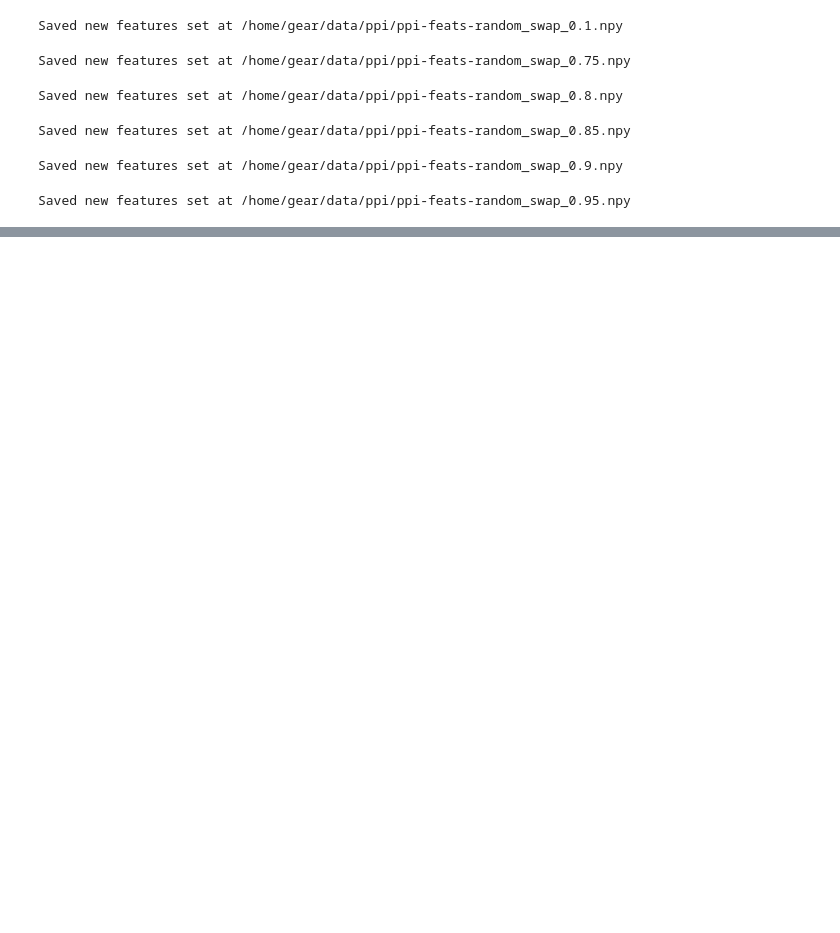
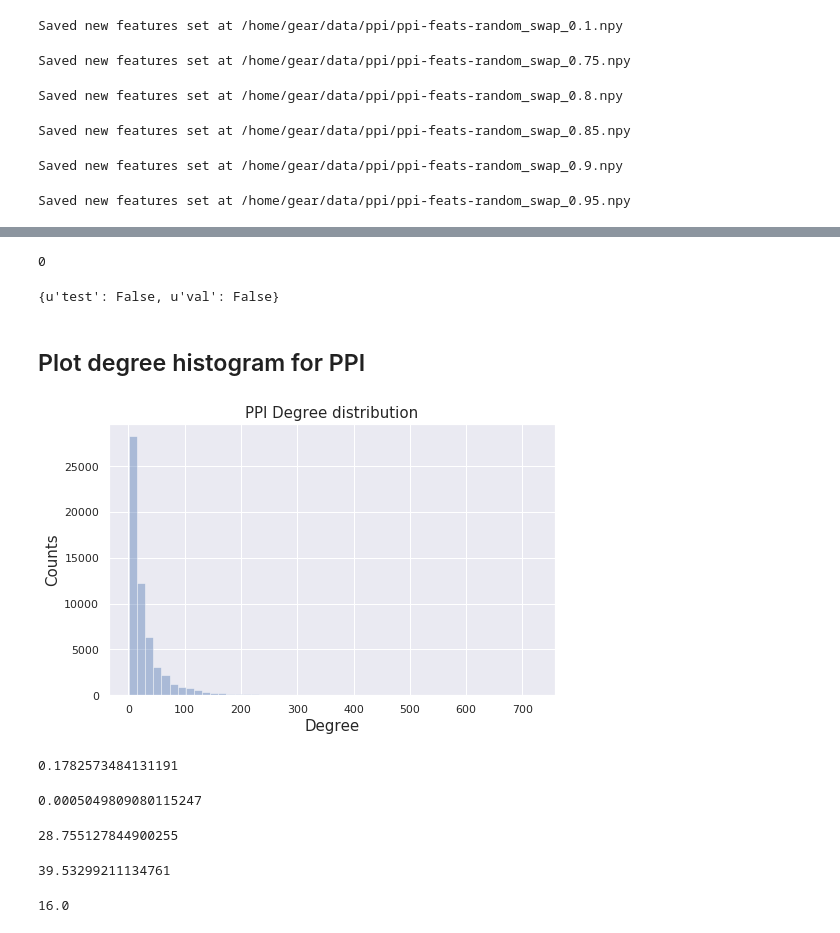
Before and after one commit to gear/GraphSAGE, a Jupyter notebook: notebooks/data.ipynb, the cells around one changed output, grey strips where cells are left out. Cells and saved outputs as stored; diff of their text form; code cells hidden in the pictures; blank space fills up the shorter version.

Commit message:
some plots

```diff
--- a/notebooks/data.ipynb
+++ b/notebooks/data.ipynb
@@ -10,6 +10,12 @@ from bokeh.io import show, output_file, output_notebook
 from bokeh.models import Plot, Range1d, MultiLine, Circle, HoverTool, BoxZoomTool, ResetTool
 from bokeh.models.graphs import from_networkx
 from bokeh.palettes import Spectral4
+# %%
+import pandas as pd
+import seaborn as sns
+import matplotlib.pyplot as plt
+from scipy import stats
+sns.set(color_codes=True)
 # %%
 import os
 # %%
@@ -370,0 +570,12 @@ Saved new features set at /home/gear/data/ppi/ppi-feats-random_swap_0.95.npy
+# %%
+G.nodes()[0]
+# %% [output]
+0
+# %%
+G.node[0]
+# %% [output]
+{u'test': False, u'val': False}
+# %% [markdown]
+## Plot degree histogram for PPI
+# %%
+ppi_degrees = list(G.degree().values())
@@ -370,0 +584,34 @@ Saved new features set at /home/gear/data/ppi/ppi-feats-random_swap_0.95.npy
+# %%
+sns.set_style({'font.family':'sans-serif', 'font.sans-serif':'Computer Modern'})
+sns.set_style("white")
+sns.set(font_scale=1)
+
+fig, ax = plt.subplots(figsize=(8,5))
+ax.set_title("PPI Degree distribution", fontsize=15)
+ax.set_xlabel("Degree", fontsize=15)
+ax.set_ylabel("Counts", fontsize=15)
+sns.distplot(ppi_degrees, ax=ax, bins=50, kde=False)
+
+plt.savefig("ppi_degree.pdf")
+# %% [output]
+[figure, added]
+# %%
+nx.average_clustering(G)
+# %% [output]
+0.1782573484131191
+# %%
+nx.density(G)
+# %% [output]
+0.0005049809080115247
+# %%
+np.mean(ppi_degrees)
+# %% [output]
+28.755127844900255
+# %%
+np.std(ppi_degrees)
+# %% [output]
+39.53299211134761
+# %%
+np.median(ppi_degrees)
+# %% [output]
+16.0
```
Also changed, not shown: parts of 77 cells of this notebook, 3 other files.
